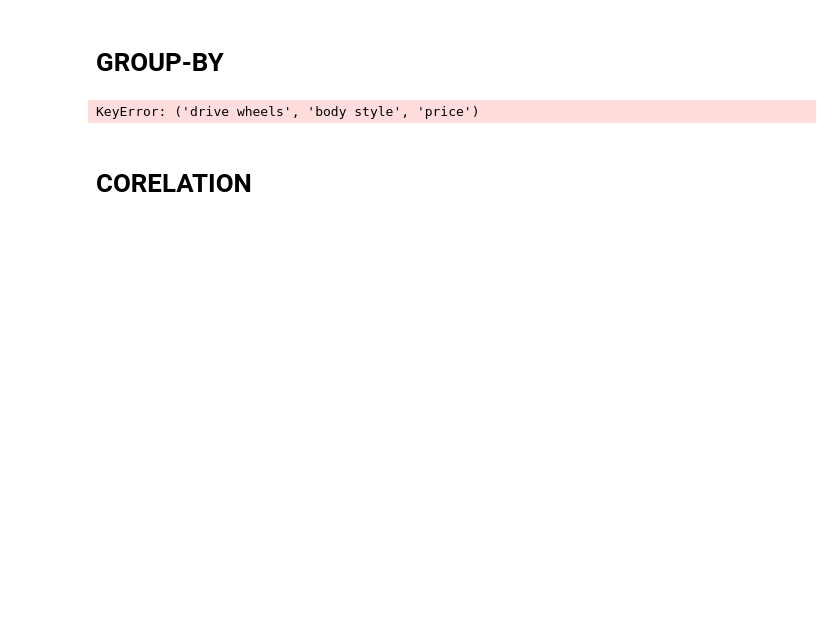
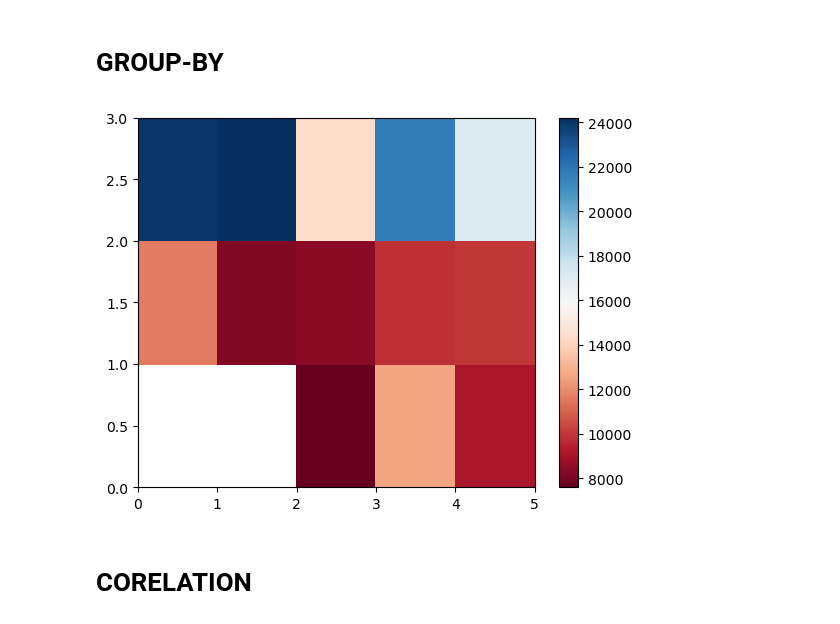
Before and after one commit to SaadIrfan618/car_price_data, a Jupyter notebook: car price predictor.ipynb, the cells around one changed output. Drawn from its saved outputs; the diff is of its cells as text; code cells hidden in the pictures; blank space fills up the shorter version.

```diff
--- a/car price predictor.ipynb
+++ b/car price predictor.ipynb
@@ -133,16 +163,20 @@ df["symboling"] = df["symboling"]+0  # adds a zero to each value of symboling
 
 # if want to drop rows with missing price as that is what we are trying to predict
 # use dropna function of panda
-
+#print(df["normalized loses"][2])
+#print(df["price"][9])
+#print(df.at[0,"price"])
+df['price'] = pd.to_numeric(df['price'], errors='coerce')
 df = df.dropna(subset=["price"], axis = 0)   # drops entire row where price unknown, axis = 1 drops entire column
-
+#print(df.at[2,"price"])
 # df.dropna(subset=["price"],axis=0, inplace= True)  # inplace puts result back into original data frame. same achieved by df = df.dropna()
+#df["price"]
 # %%
 # replace missing values of column normalized loses with mean value
 
 # as normalized loses is object/ char first convert data type to numeric to find mean
-df["normalized loses"] = df["normalized loses"].astype("float")
+df["normalized loses"] = pd.to_numeric(df["normalized loses"], errors='coerce')
 
-mean_loss = df["normalized loses"].mean()
+mean_loss = df["normalized loses"].mean()      #(missing values skipped from total value and toatal count)
 
-df["normalized loses"].replace(np.nan,mean_loss)   # .replace(old value, new value)
+df.fillna(value=mean_loss, inplace=True)
@@ -256,24 +324,24 @@ TypeError: Neither the `x` nor `y` variable appears to be numeric.
 # %%
 # create categories of single or multiple variables to understand data better
 # df.groupby() is a panda function but only for categorical variables(body style, fuel type etc)
 
 # see how drive wheel and body style affect price
 
-df_test = df["drive wheels","body style","price"]     # now have new data set of only these columns
-df_grp = df_test.groupby(["drive wheels","body style"],as_index=False).mean()   # as_index?
-df_grp
+df_test = df[["body style","drive wheels","price"]]     # now have new data set of only these columns
+
+df_grp = df_test.groupby(["drive wheels","body style"],as_index=False).mean(numeric_only=True)   # as_index?
 
 # create pivot table of above table
 
 df_pivot = df_grp.pivot(index="drive wheels",columns="body style")
 df_pivot
 
 # convert pivot table into heat map
 plt.pcolor(df_pivot,cmap="RdBu")
 plt.colorbar()
 plt.show()
 # %% [output]
-KeyError: ('drive wheels', 'body style', 'price')
+[figure, added]
 # %% [markdown]
 # CORELATION
 # %%
```
Also changed, not shown: parts of 29 cells of this notebook.
